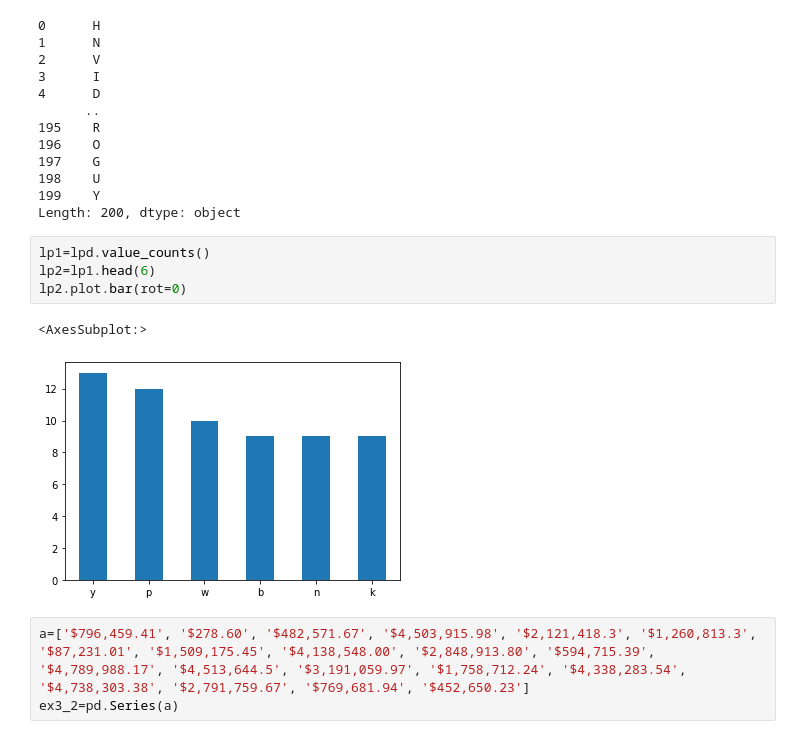
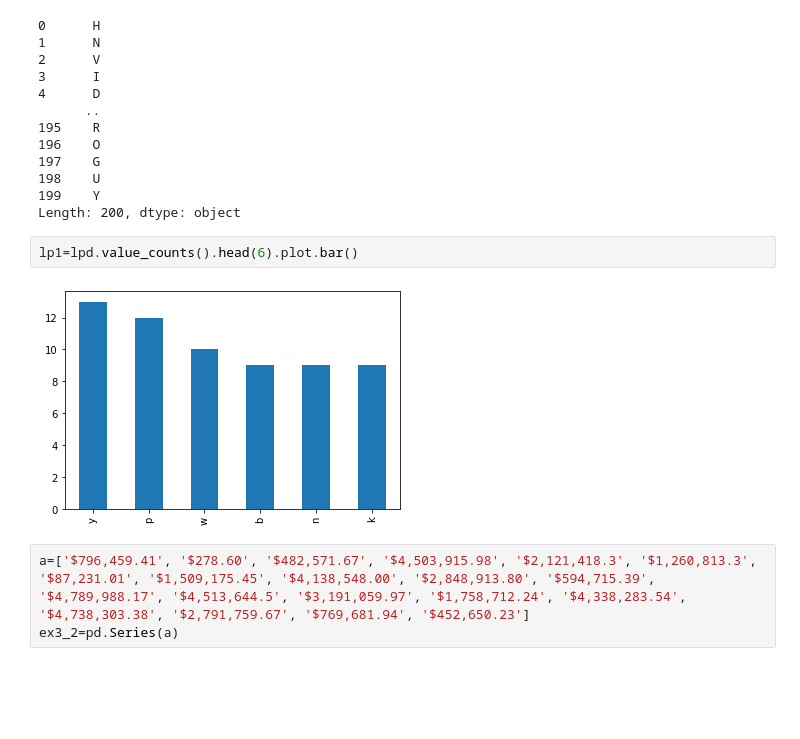
Before and after one commit to QinzhiChen/numpy-pandas-visualization-exercises, a Jupyter notebook: pandas_series.ipynb, the cells around one changed output. Drawn from its saved outputs; the diff is of its cells as text; blank space fills up the shorter version.

```diff
--- a/pandas_series.ipynb
+++ b/pandas_series.ipynb
@@ -263,12 +271,9 @@ lpd.str.upper()
 199    Y
 Length: 200, dtype: object
 # %%
-lp1=lpd.value_counts()
-lp2=lp1.head(6)
-lp2.plot.bar(rot=0)
+lp1=lpd.value_counts().head(6).plot.bar()
 # %% [output]
-<AxesSubplot:>
-[figure, old version]
+[figure, new version]
 # %%
 a=['$796,459.41', '$278.60', '$482,571.67', '$4,503,915.98', '$2,121,418.3', '$1,260,813.3', '$87,231.01', '$1,509,175.45', '$4,138,548.00', '$2,848,913.80', '$594,715.39', '$4,789,988.17', '$4,513,644.5', '$3,191,059.97', '$1,758,712.24', '$4,338,283.54', '$4,738,303.38', '$2,791,759.67', '$769,681.94', '$452,650.23']
 ex3_2=pd.Series(a)
```
Also changed, not shown: parts of 22 cells of this notebook.
